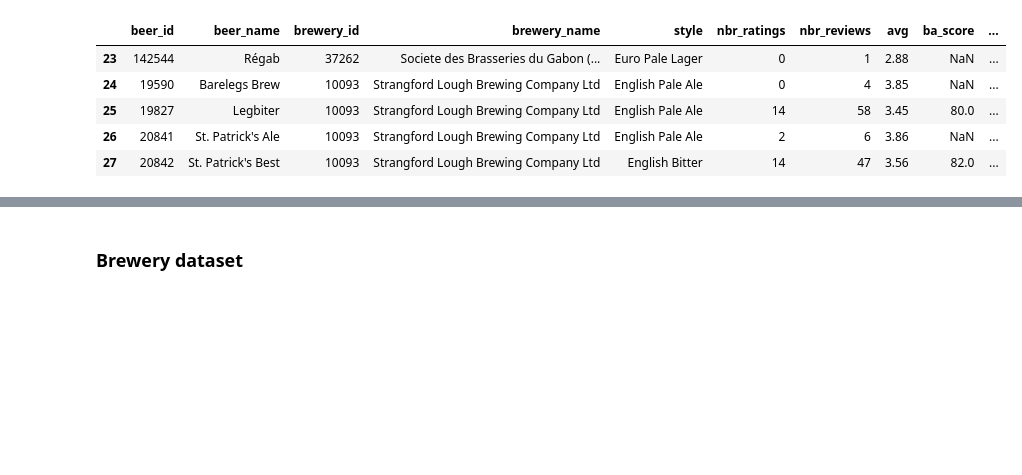
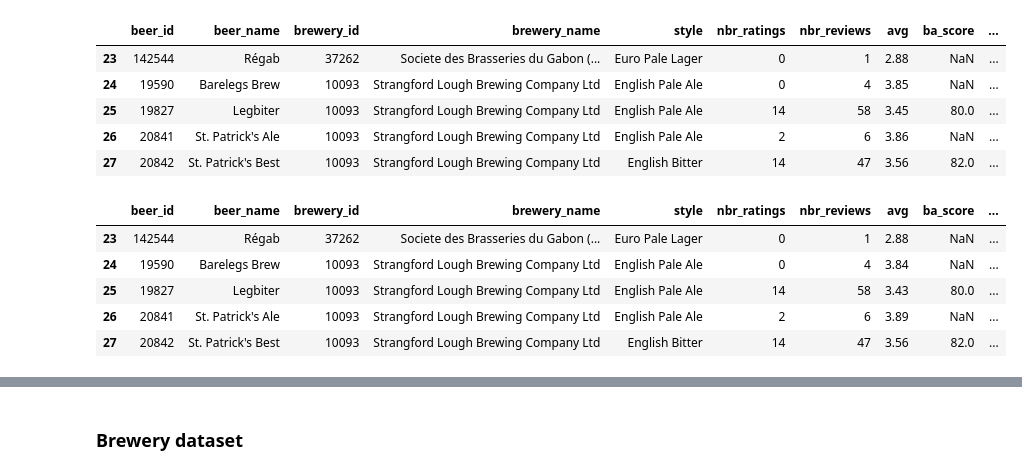
Before and after one commit to epfl-ada/ada-2024-project-sadamasochists, a Jupyter notebook: src/data/Cleaning.ipynb, the cells around one changed output, grey strips where cells are left out. Saved outputs shown, nothing was run; the diff lists cells and outputs as text; code cells hidden in the pictures; blank space fills up the shorter version.

```diff
--- a/src/data/Cleaning.ipynb
+++ b/src/data/Cleaning.ipynb
@@ -599,10 +582,32 @@ df_beers.head(5)
 | 26 | 20841 | St. Patrick's Ale | 10093 | Strangford Lough Brewing Company Ltd | English Pale Ale | 2 | 6 | 3.86 | NaN | ... |
 | 27 | 20842 | St. Patrick's Best | 10093 | Strangford Lough Brewing Company Ltd | English Bitter | 14 | 47 | 3.56 | 82.0 | ... |
 # %%
-df_beers['avg'] = df_ratings_no_text['rating'].dropna().groupby(df_ratings_no_text['beer_id']).mean()
-df_beers['std'] = df_ratings_no_text['rating'].dropna().groupby(df_ratings_no_text['beer_id']).std()
-df_beers['median'] = df_ratings_no_text['rating'].dropna().groupby(df_ratings_no_text['beer_id']).median()
-df_beers['appearance'] = df_ratings_no_text['appearance'].dropna().groupby(df_ratings_no_text['beer_id']).mean()
-df_beers['palate'] = df_ratings_no_text['palate'].dropna().groupby(df_ratings_no_text['beer_id']).mean()
-df_beers['aroma'] = df_ratings_no_text['aroma'].dropna().groupby(df_ratings_no_text['beer_id']).mean()
-df_beers['overall'] = df_ratings_no_text['overall'].dropna().groupby(df_ratings_no_text['beer_id']).mean()
+mean_rating = df_ratings_no_text['rating'].groupby(df_ratings_no_text['beer_id']).mean().round(2)
+df_beers['avg'] = df_beers['beer_id'].map(mean_rating).fillna(0)
+
+std_rating = df_ratings_no_text['rating'].groupby(df_ratings_no_text['beer_id']).std().round(2)
+df_beers['std'] = df_beers['beer_id'].map(std_rating).fillna(0)
+
+median_rating = df_ratings_no_text['rating'].groupby(df_ratings_no_text['beer_id']).median().round(2)
+df_beers['median'] = df_beers['beer_id'].map(median_rating).fillna(0)
+
+appearance_rating = df_ratings_no_text['appearance'].groupby(df_ratings_no_text['beer_id']).mean().round(2)
+df_beers['appearance'] = df_beers['beer_id'].map(appearance_rating).fillna(0)
+
+palate_rating = df_ratings_no_text['palate'].groupby(df_ratings_no_text['beer_id']).mean().round(2)
+df_beers['palate'] = df_beers['beer_id'].map(palate_rating).fillna(0)
+
+aroma_rating = df_ratings_no_text['aroma'].groupby(df_ratings_no_text['beer_id']).mean().round(2)
+df_beers['aroma'] = df_beers['beer_id'].map(aroma_rating).fillna(0)
+
+overall_rating = df_ratings_no_text['overall'].groupby(df_ratings_no_text['beer_id']).mean().round(2)
+df_beers['overall'] = df_beers['beer_id'].map(overall_rating).fillna(0)
+
+df_beers.head(5)
+# %% [output]
+|  | beer_id | beer_name | brewery_id | brewery_name | style | nbr_ratings | nbr_reviews | avg | ba_score | ... |
+| 23 | 142544 | Régab | 37262 | Societe des Brasseries du Gabon (... | Euro Pale Lager | 0 | 1 | 2.88 | NaN | ... |
+| 24 | 19590 | Barelegs Brew | 10093 | Strangford Lough Brewing Company Ltd | English Pale Ale | 0 | 4 | 3.84 | NaN | ... |
+| 25 | 19827 | Legbiter | 10093 | Strangford Lough Brewing Company Ltd | English Pale Ale | 14 | 58 | 3.43 | 80.0 | ... |
+| 26 | 20841 | St. Patrick's Ale | 10093 | Strangford Lough Brewing Company Ltd | English Pale Ale | 2 | 6 | 3.89 | NaN | ... |
+| 27 | 20842 | St. Patrick's Best | 10093 | Strangford Lough Brewing Company Ltd | English Bitter | 14 | 47 | 3.56 | 82.0 | ... |
```
Also changed, not shown: parts of 34 cells of this notebook, 2 other files.
